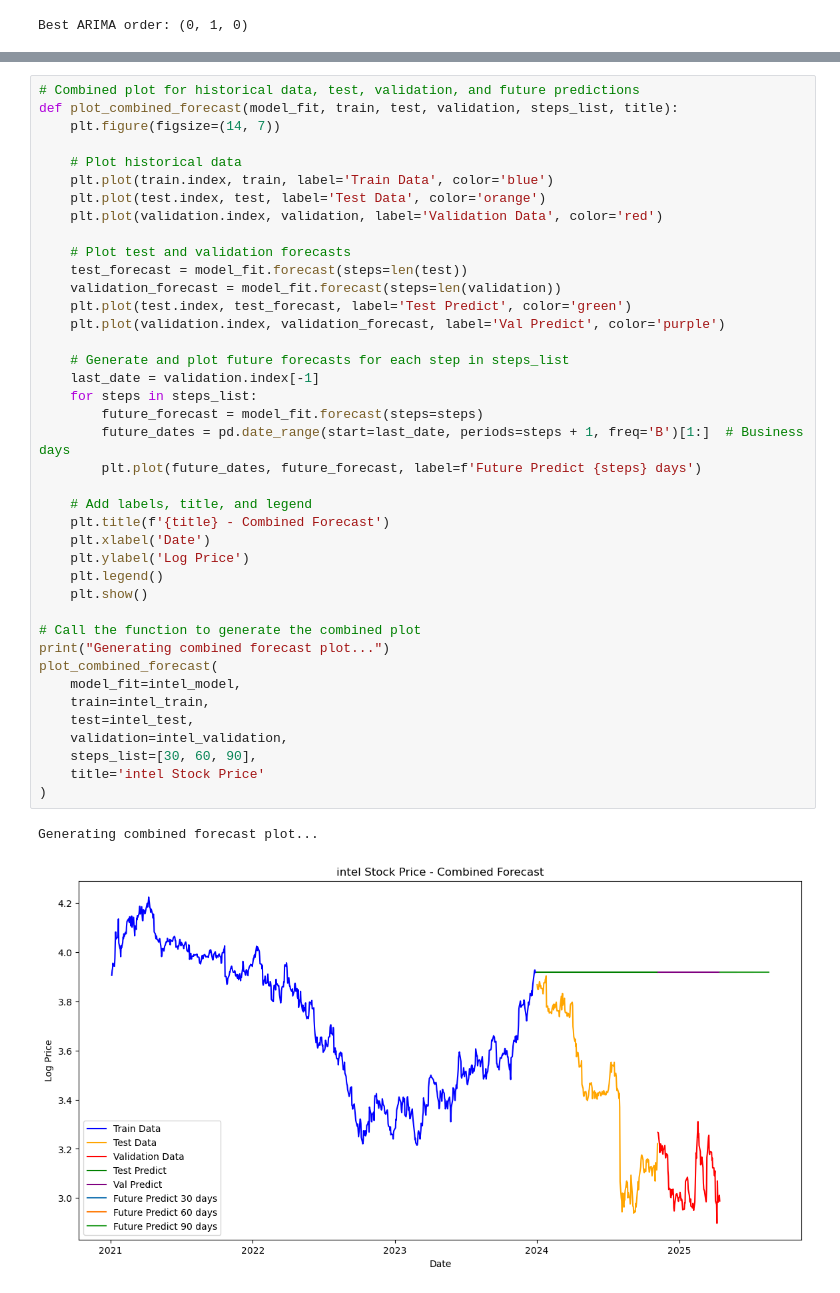
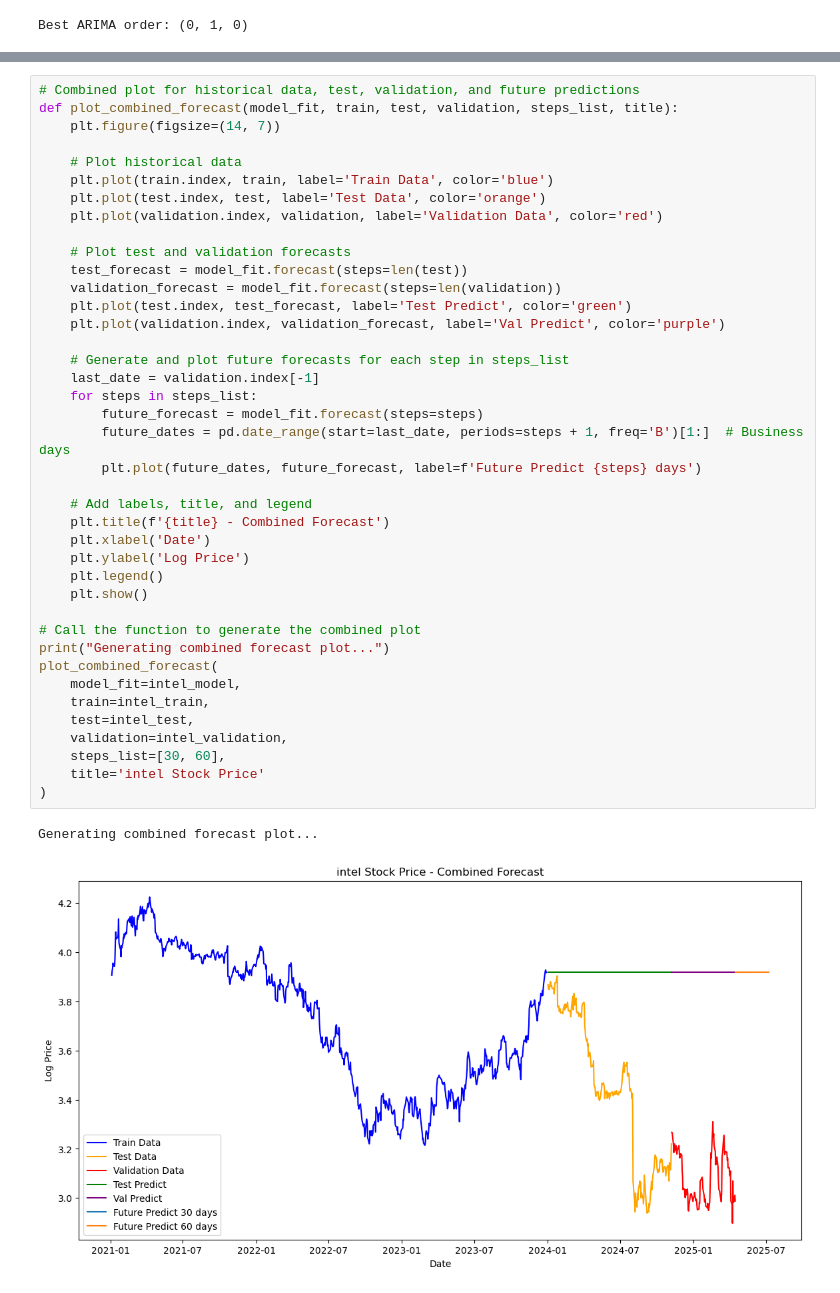
Before and after one commit to tuananhnguyen2004/IS403.P23_Nhom3, a Jupyter notebook: Model/ARIMA/ARIMA_Intel.ipynb, the cells around one changed output, grey strips where cells are left out. Cells and saved outputs as stored; diff of their text form.

```diff
--- a/Model/ARIMA/ARIMA_Intel.ipynb
+++ b/Model/ARIMA/ARIMA_Intel.ipynb
@@ -323,32 +337,32 @@ def plot_combined_forecast(model_fit, train, test, validation, steps_list, title
     test_forecast = model_fit.forecast(steps=len(test))
     validation_forecast = model_fit.forecast(steps=len(validation))
     plt.plot(test.index, test_forecast, label='Test Predict', color='green')
     plt.plot(validation.index, validation_forecast, label='Val Predict', color='purple')
 
     # Generate and plot future forecasts for each step in steps_list
     last_date = validation.index[-1]
     for steps in steps_list:
         future_forecast = model_fit.forecast(steps=steps)
         future_dates = pd.date_range(start=last_date, periods=steps + 1, freq='B')[1:]  # Business days
         plt.plot(future_dates, future_forecast, label=f'Future Predict {steps} days')
 
     # Add labels, title, and legend
     plt.title(f'{title} - Combined Forecast')
     plt.xlabel('Date')
     plt.ylabel('Log Price')
     plt.legend()
     plt.show()
 
 # Call the function to generate the combined plot
 print("Generating combined forecast plot...")
 plot_combined_forecast(
     model_fit=intel_model,
     train=intel_train,
     test=intel_test,
     validation=intel_validation,
-    steps_list=[30, 60, 90],
+    steps_list=[30, 60],
     title='intel Stock Price'
 )
 # %% [output]
 Generating combined forecast plot...
-[figure, old version]
+[figure, new version]
```
Also changed, not shown: parts of 3 cells of this notebook, 1 other file.
